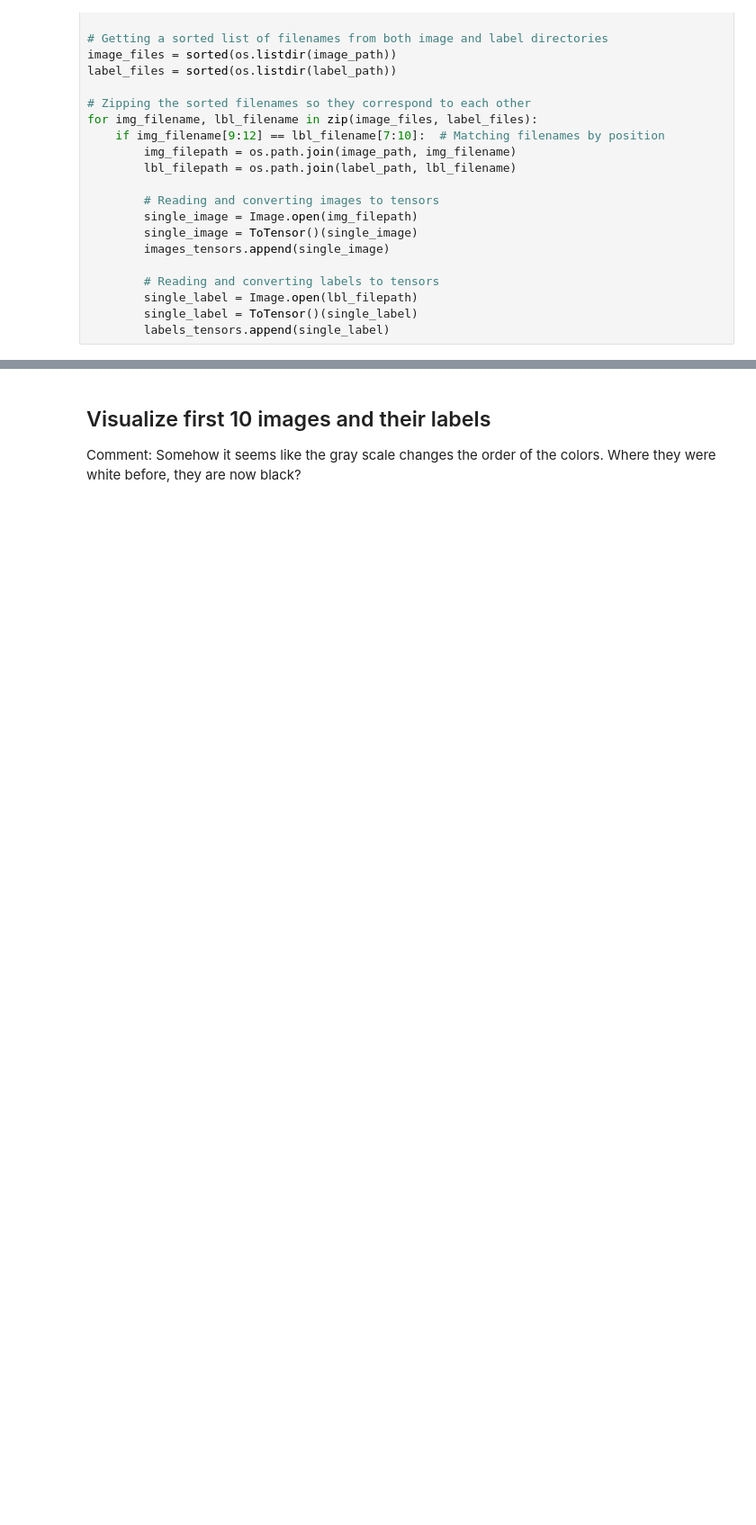
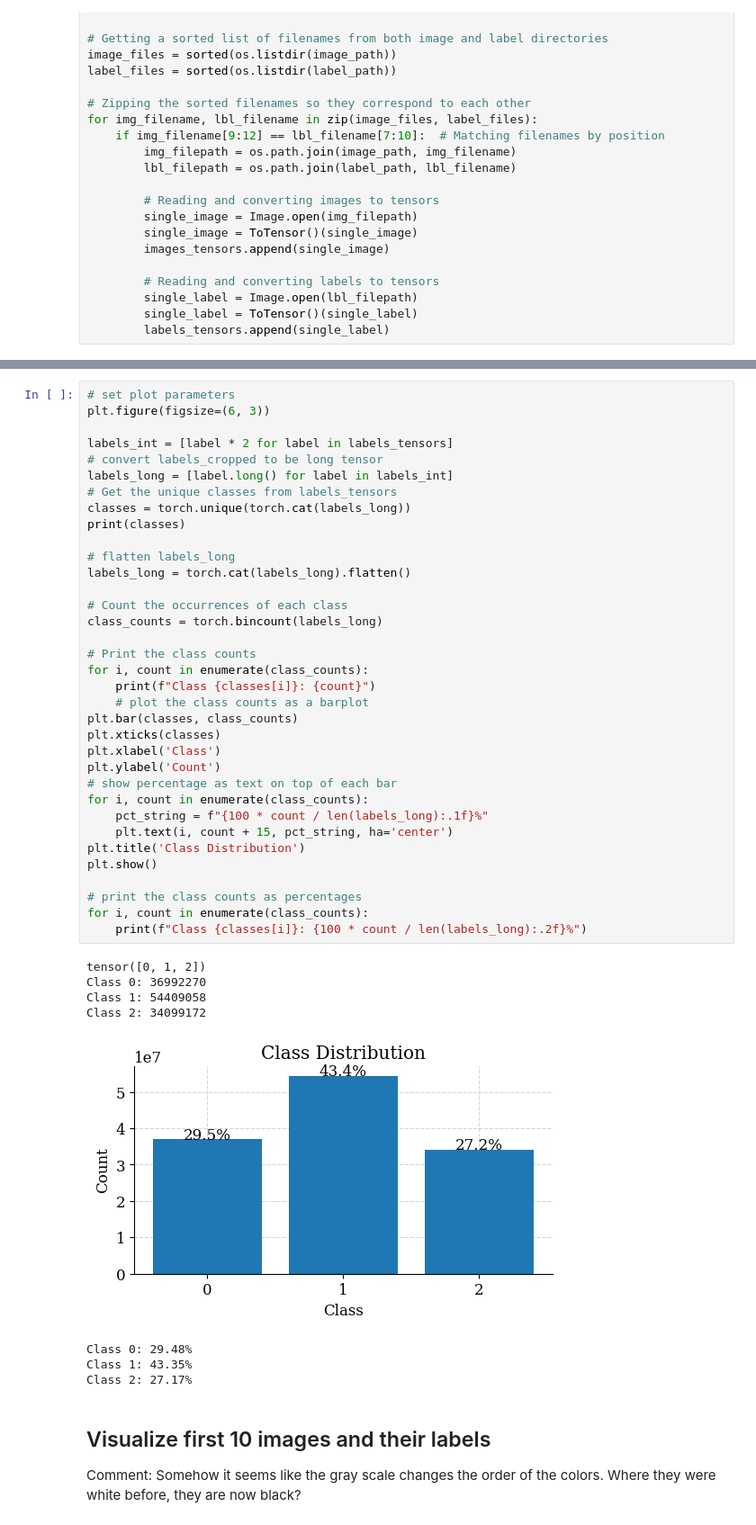
Before and after one commit to jlouvis/Deep-Learning, a Jupyter notebook: Assignment_X_Rays.ipynb, the cells around one changed output, grey strips where cells are left out. Shown at 90% size. Saved outputs shown, nothing was run; the diff lists cells and outputs as text; blank space fills up the shorter version.

```diff
--- a/Assignment_X_Rays.ipynb
+++ b/Assignment_X_Rays.ipynb
@@ -58,3 +96,47 @@ for img_filename, lbl_filename in zip(image_files, label_files):
+# %%
+# set plot parameters
+plt.figure(figsize=(6, 3))
+
+labels_int = [label * 2 for label in labels_tensors]
+# convert labels_cropped to be long tensor
+labels_long = [label.long() for label in labels_int]
+# Get the unique classes from labels_tensors
+classes = torch.unique(torch.cat(labels_long))
+print(classes)
+
+# flatten labels_long
+labels_long = torch.cat(labels_long).flatten()
+
+# Count the occurrences of each class
+class_counts = torch.bincount(labels_long)
+
+# Print the class counts
+for i, count in enumerate(class_counts):
+    print(f"Class {classes[i]}: {count}")
+    # plot the class counts as a barplot
+plt.bar(classes, class_counts)
+plt.xticks(classes)
+plt.xlabel('Class')
+plt.ylabel('Count')
+# show percentage as text on top of each bar
+for i, count in enumerate(class_counts):
+    pct_string = f"{100 * count / len(labels_long):.1f}%"
+    plt.text(i, count + 15, pct_string, ha='center')
+plt.title('Class Distribution')
+plt.show()
+
+# print the class counts as percentages
+for i, count in enumerate(class_counts):
+    print(f"Class {classes[i]}: {100 * count / len(labels_long):.2f}%")
+# %% [output]
+tensor([0, 1, 2])
+Class 0: 36992270
+Class 1: 54409058
+Class 2: 34099172
+[figure, added]
+Class 0: 29.48%
+Class 1: 43.35%
+Class 2: 27.17%
 # %% [markdown]
 ## Visualize first 10 images and their labels
 
```
Also changed, not shown: parts of 6 cells of this notebook, 5 other files.
